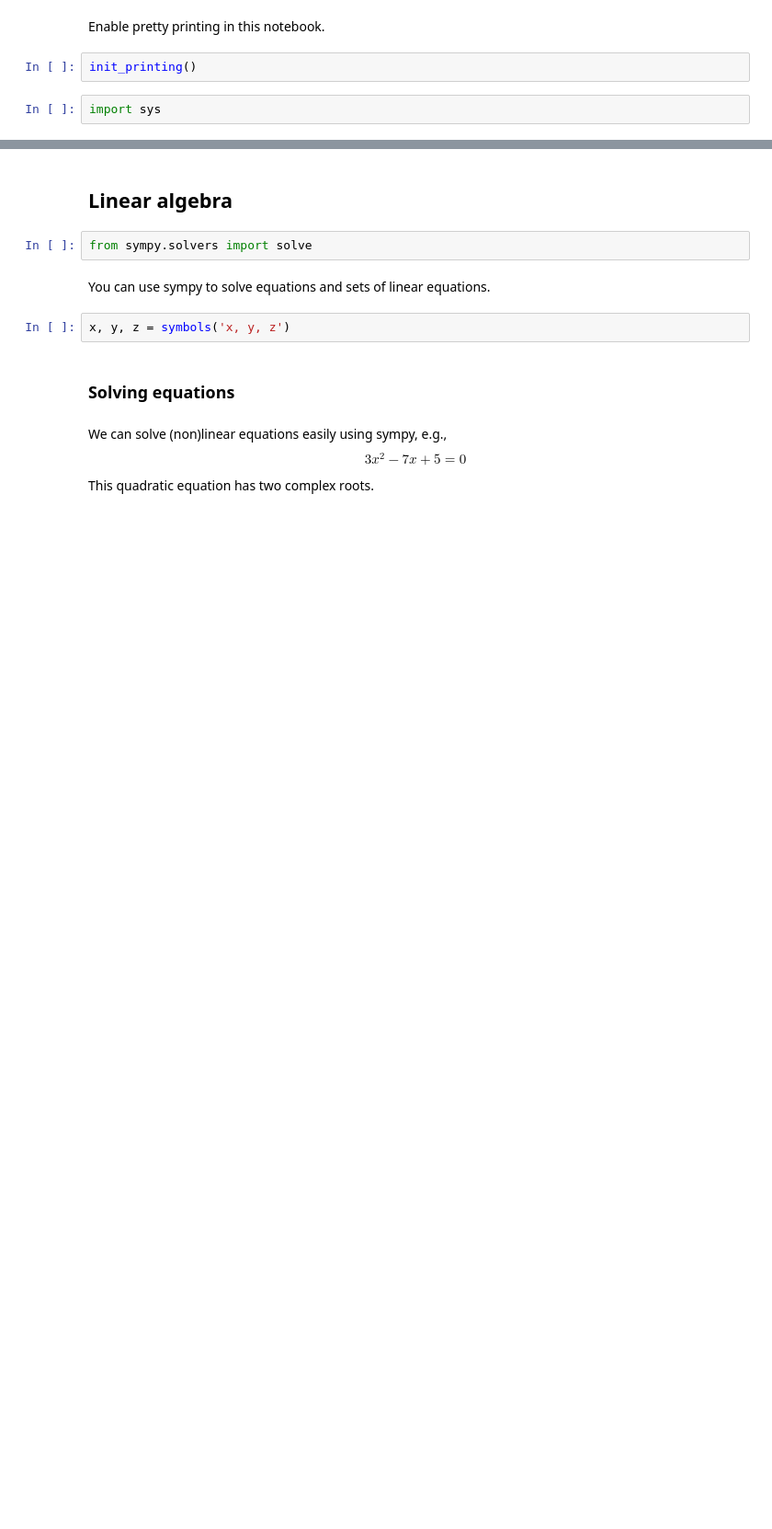
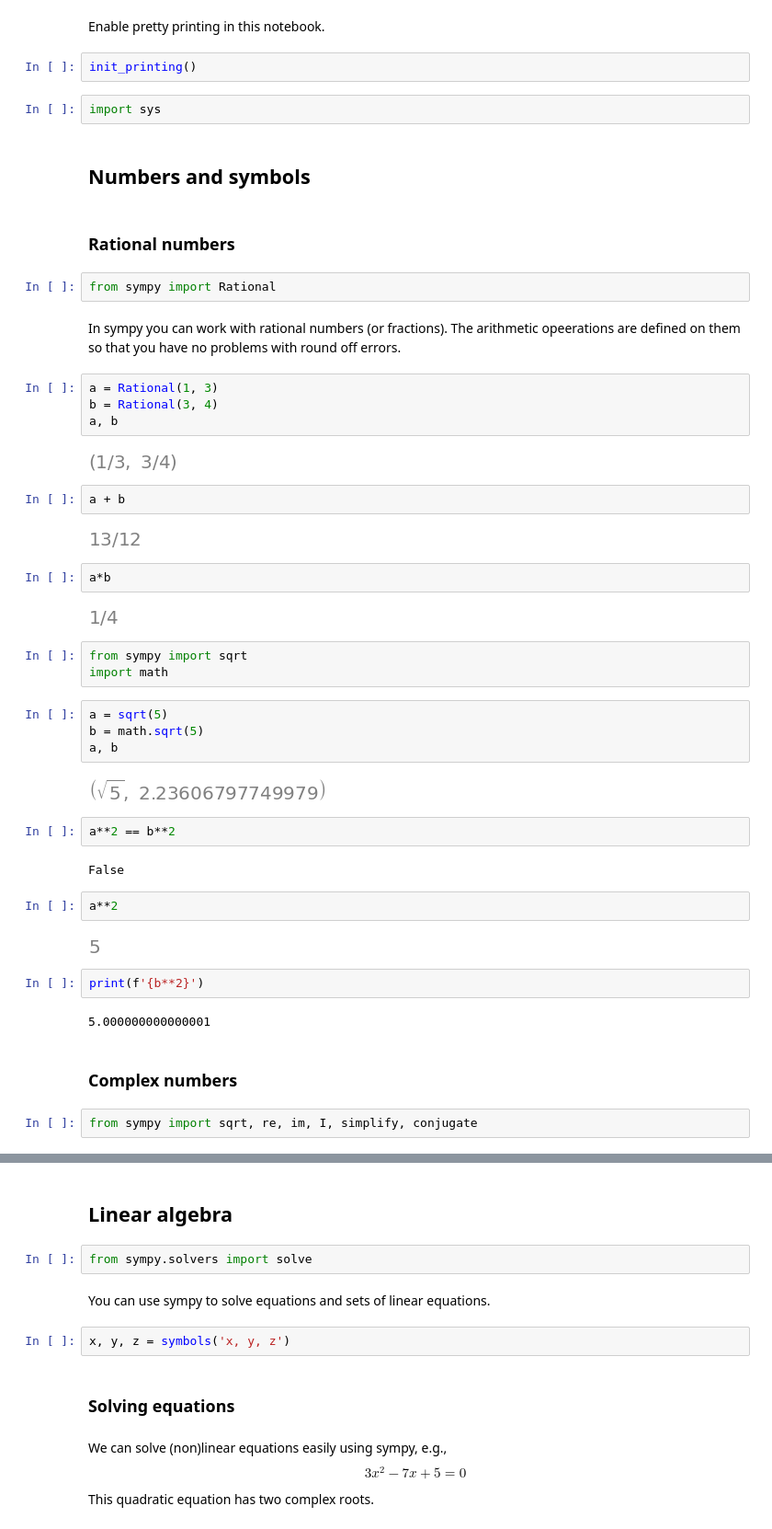
Before and after one commit to gjbex/Scientific-Python, a Jupyter notebook: source-code/sympy/sympy.ipynb, the cells around one changed output, grey strips where cells are left out. Shown at 92% size. Cells and saved outputs as stored; diff of their text form; blank space fills up the shorter version.

Commit message:
Add sections on numbers and symbols

```diff
--- a/source-code/sympy/sympy.ipynb
+++ b/source-code/sympy/sympy.ipynb
@@ -12,3 +9,50 @@ Enable pretty printing in this notebook.
 init_printing()
 # %%
 import sys
+# %% [markdown]
+## Numbers and symbols
+# %% [markdown]
+### Rational numbers
+# %%
+from sympy import Rational
+# %% [markdown]
+In sympy you can work with rational numbers (or fractions).  The arithmetic opeerations are defined on them so that you have no problems with round off errors.
+# %%
+a = Rational(1, 3)
+b = Rational(3, 4)
+a, b
+# %% [output]
+[figure, added]
+# %%
+a + b
+# %% [output]
+[figure, added]
+# %%
+a*b
+# %% [output]
+[figure, added]
+# %%
+from sympy import sqrt
+import math
+# %%
+a = sqrt(5)
+b = math.sqrt(5)
+a, b
+# %% [output]
+[figure, added]
+# %%
+a**2 == b**2
+# %% [output]
+False
+# %%
+a**2
+# %% [output]
+[figure, added]
+# %%
+print(f'{b**2}')
+# %% [output]
+5.000000000000001
+# %% [markdown]
+### Complex numbers
+# %%
+from sympy import sqrt, re, im, I, simplify, conjugate
```
Also changed, not shown: parts of 22 cells of this notebook.
